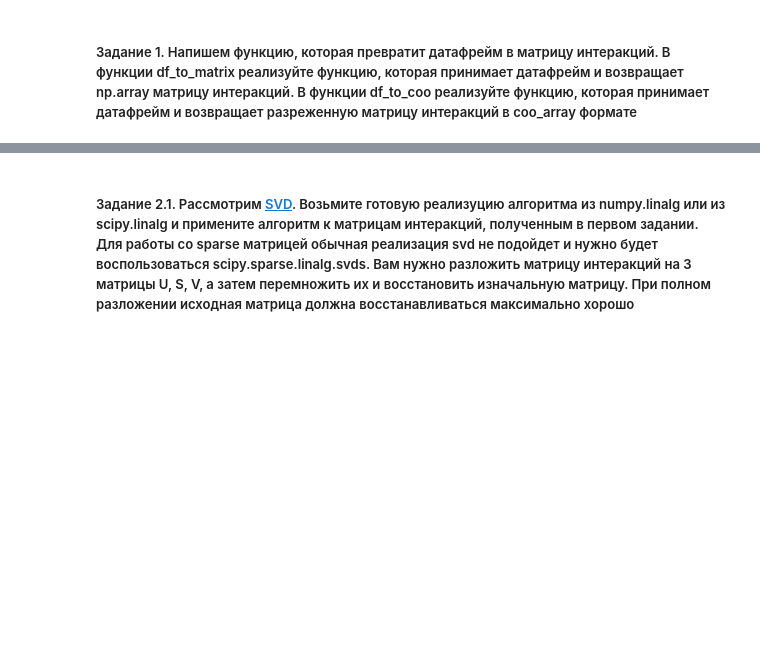
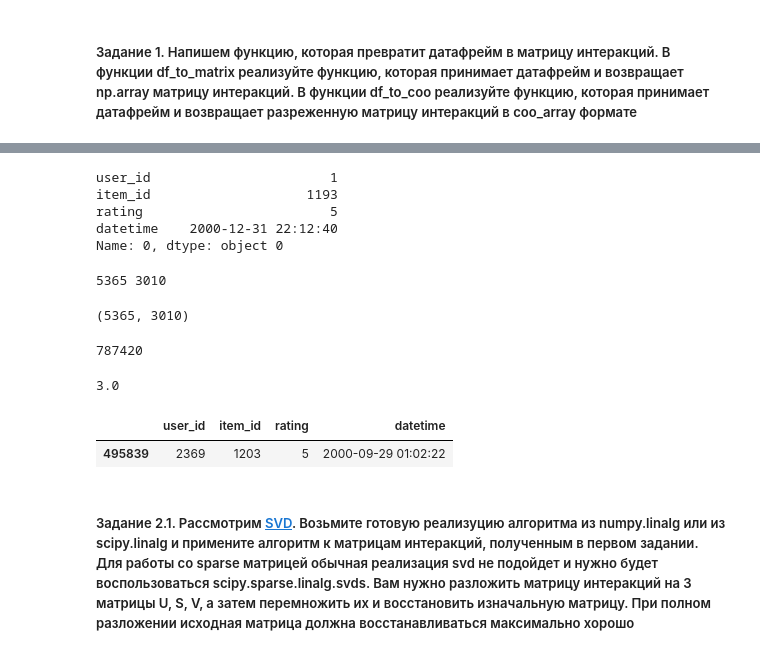
Before and after one commit to sekigo/Projects, a Jupyter notebook: HSE_RecSys_HW2_sekigo.ipynb, the cells around one changed output, grey strips where cells are left out. Cells and saved outputs as stored; diff of their text form; code cells hidden in the pictures; blank space fills up the shorter version.

```diff
--- a/HSE_RecSys_HW2_sekigo.ipynb
+++ b/HSE_RecSys_HW2_sekigo.ipynb
@@ -57,0 +167,10 @@ df_train['item_id'].nunique(), df_train['item_id'].max()
+# %%
+for _, row in df.iterrows():
+    print(row)
+    break
+# %% [output]
+user_id                       1
+item_id                    1193
+rating                        5
+datetime    2000-12-31 22:12:40
+Name: 0, dtype: object 0
@@ -63,6 +192,14 @@ def df_to_matrix(df: pd.DataFrame) -> np.ndarray:
     return result #shape ~ [n_users, n_items]
 # %%
 interactions = df_to_matrix(df_train)
+interactions.shape
+# %% [output]
+5365 3010
+(5365, 3010)
+# %%
+print(interactions_count)
+# %% [output]
+787420
 # %%
 from scipy.sparse import coo_array
 
@@ -73,6 +212,15 @@ def df_to_coo(df: pd.DataFrame) -> coo_array:
     return result # coo_array
 # %%
 coo_interactions = df_to_coo(df_train)
+# %%
+print(interactions[0, 2994])
+# %% [output]
+3.0
+# %%
+df_train[(df_train["user_id"] == 2369) & (df_train["item_id"] == 1203)]
+# %% [output]
+|  | user_id | item_id | rating | datetime |
+| 495839 | 2369 | 1203 | 5 | 2000-09-29 01:02:22 |
 # %%
 assert (interactions != 0).sum() == df_train.shape[0]
 assert interactions[0, 2994] == 3
```
Also changed, not shown: parts of 15 cells of this notebook, 5 other files.
